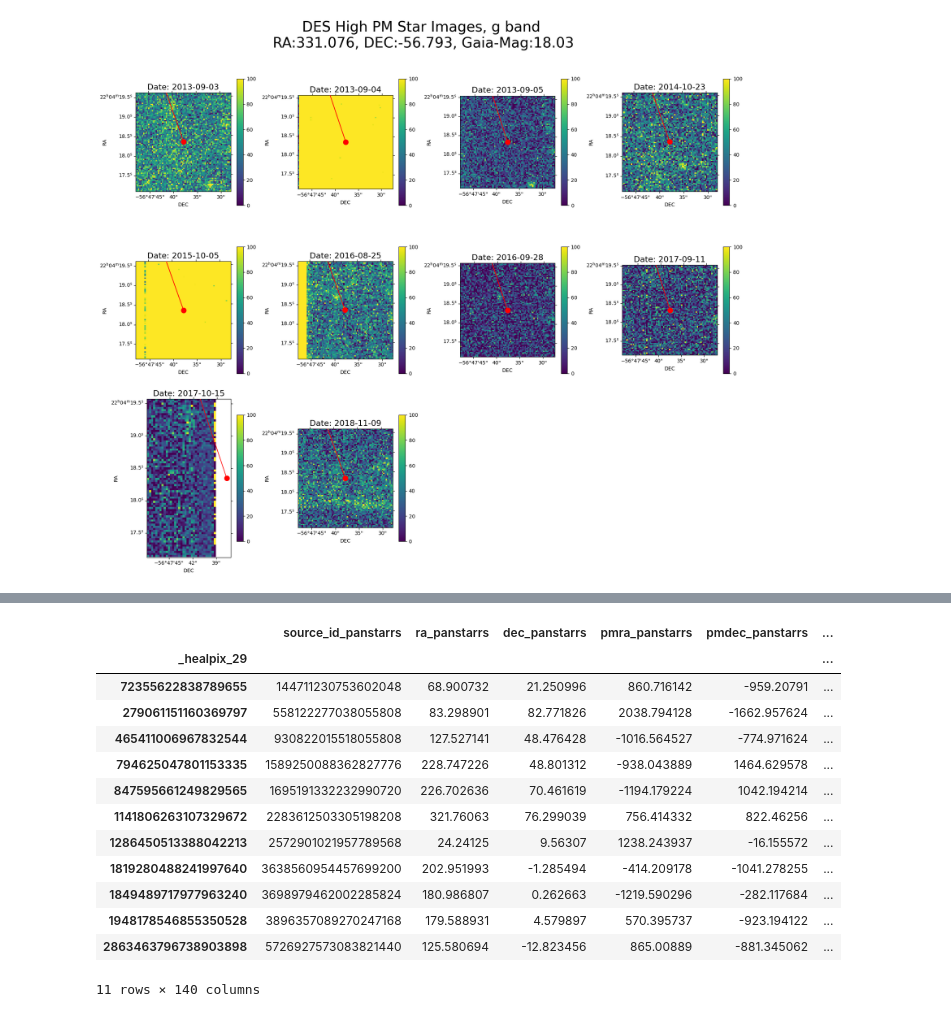
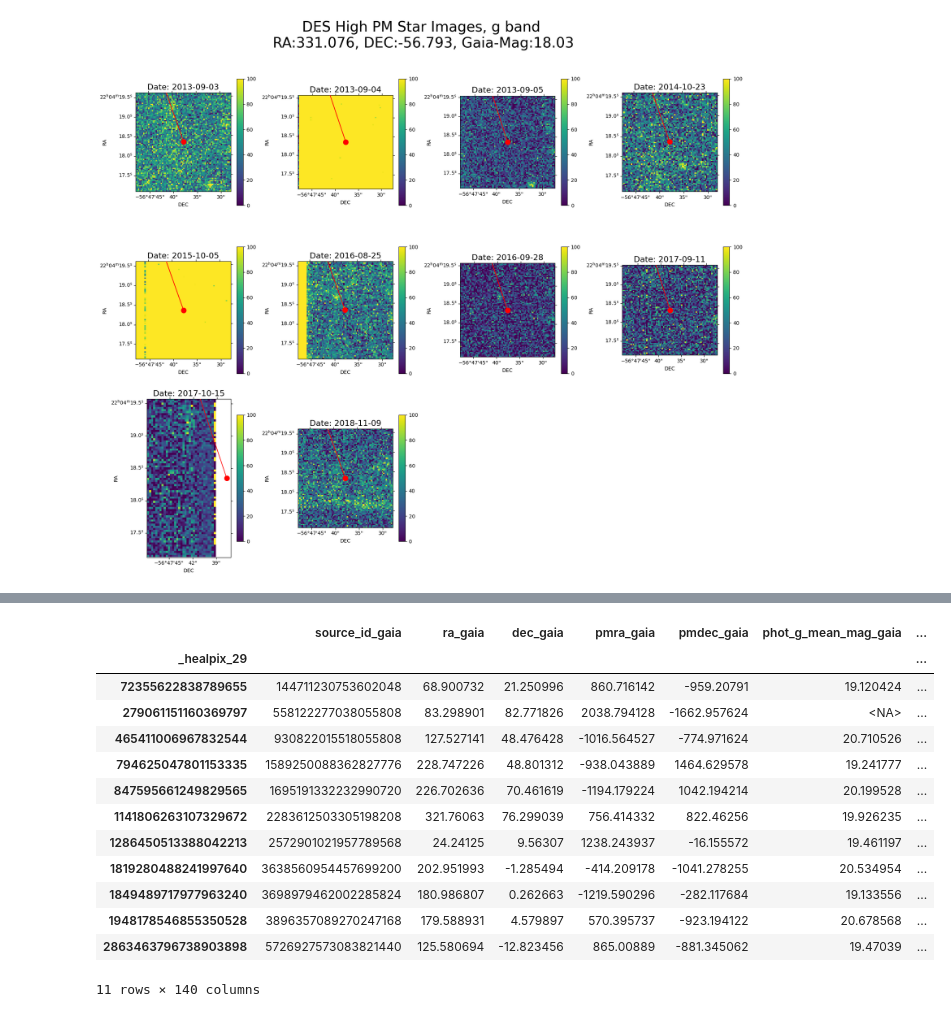
Before and after one commit to JoaoDPassos/brown-dwarf-search, a Jupyter notebook: Jupyter Notebooks/hpms_search/obtain_images.ipynb, the cells around one changed output, grey strips where cells are left out. Cells and saved outputs as stored; diff of their text form; code cells hidden in the pictures.

```diff
--- a/Jupyter Notebooks/hpms_search/obtain_images.ipynb
+++ b/Jupyter Notebooks/hpms_search/obtain_images.ipynb
@@ -442,10 +442,10 @@ gaia_pm_greater_1000 = lsdb.read_hats(GAIA_1000_DIR).query('phot_g_mean_mag > 19
 panstarrs_1_obj = lsdb.read_hats('s3://stpubdata/panstarrs/ps1/public/hats/otmo', margin_cache='s3://stpubdata/panstarrs/ps1/public/hats/otmo_10arcs')
 
 with Client():
-    pan_x_gaia = gaia_pm_greater_1000.crossmatch(panstarrs_1_obj,
+    gaia_x_pan = gaia_pm_greater_1000.crossmatch(panstarrs_1_obj,
                                                  n_neighbors=100,
-                                                 suffixes=['_panstarrs', '_gaia'],
+                                                 suffixes=['_gaia', '_panstarrs'],
                                                  radius_arcsec=10).compute()
-print(len(pan_x_gaia))
-pan_x_gaia
+print(len(gaia_x_pan))
+gaia_x_pan
 # %% [output]
@@ -464,18 +461,18 @@ Wall time: 3min 43s
 # %%
-no_dupes = pan_x_gaia[~pan_x_gaia['source_id_panstarrs'].duplicated(keep='first')]
+no_dupes = gaia_x_pan[~gaia_x_pan['source_id_gaia'].duplicated(keep='first')]
 no_dupes
 # %% [output]
-|  | source_id_panstarrs | ra_panstarrs | dec_panstarrs | pmra_panstarrs | pmdec_panstarrs | ... |
-| _healpix_29 |  |  |  |  |  | ... |
-| 72355622838789655 | 144711230753602048 | 68.900732 | 21.250996 | 860.716142 | -959.20791 | ... |
-| 279061151160369797 | 558122277038055808 | 83.298901 | 82.771826 | 2038.794128 | -1662.957624 | ... |
-| 465411006967832544 | 930822015518055808 | 127.527141 | 48.476428 | -1016.564527 | -774.971624 | ... |
-| 794625047801153335 | 1589250088362827776 | 228.747226 | 48.801312 | -938.043889 | 1464.629578 | ... |
-| 847595661249829565 | 1695191332232990720 | 226.702636 | 70.461619 | -1194.179224 | 1042.194214 | ... |
-| 1141806263107329672 | 2283612503305198208 | 321.76063 | 76.299039 | 756.414332 | 822.46256 | ... |
-| 1286450513388042213 | 2572901021957789568 | 24.24125 | 9.56307 | 1238.243937 | -16.155572 | ... |
-| 1819280488241997640 | 3638560954457699200 | 202.951993 | -1.285494 | -414.209178 | -1041.278255 | ... |
-| 1849489717977963240 | 3698979462002285824 | 180.986807 | 0.262663 | -1219.590296 | -282.117684 | ... |
-| 1948178546855350528 | 3896357089270247168 | 179.588931 | 4.579897 | 570.395737 | -923.194122 | ... |
-| 2863463796738903898 | 5726927573083821440 | 125.580694 | -12.823456 | 865.00889 | -881.345062 | ... |
+|  | source_id_gaia | ra_gaia | dec_gaia | pmra_gaia | pmdec_gaia | phot_g_mean_mag_gaia | ... |
+| _healpix_29 |  |  |  |  |  |  | ... |
+| 72355622838789655 | 144711230753602048 | 68.900732 | 21.250996 | 860.716142 | -959.20791 | 19.120424 | ... |
+| 279061151160369797 | 558122277038055808 | 83.298901 | 82.771826 | 2038.794128 | -1662.957624 | <NA> | ... |
+| 465411006967832544 | 930822015518055808 | 127.527141 | 48.476428 | -1016.564527 | -774.971624 | 20.710526 | ... |
+| 794625047801153335 | 1589250088362827776 | 228.747226 | 48.801312 | -938.043889 | 1464.629578 | 19.241777 | ... |
+| 847595661249829565 | 1695191332232990720 | 226.702636 | 70.461619 | -1194.179224 | 1042.194214 | 20.199528 | ... |
+| 1141806263107329672 | 2283612503305198208 | 321.76063 | 76.299039 | 756.414332 | 822.46256 | 19.926235 | ... |
+| 1286450513388042213 | 2572901021957789568 | 24.24125 | 9.56307 | 1238.243937 | -16.155572 | 19.461197 | ... |
+| 1819280488241997640 | 3638560954457699200 | 202.951993 | -1.285494 | -414.209178 | -1041.278255 | 20.534954 | ... |
+| 1849489717977963240 | 3698979462002285824 | 180.986807 | 0.262663 | -1219.590296 | -282.117684 | 19.133556 | ... |
+| 1948178546855350528 | 3896357089270247168 | 179.588931 | 4.579897 | 570.395737 | -923.194122 | 20.678568 | ... |
+| 2863463796738903898 | 5726927573083821440 | 125.580694 | -12.823456 | 865.00889 | -881.345062 | 19.47039 | ... |
 11 rows × 140 columns
```
Also changed, not shown: parts of 2 cells of this notebook, 1 other file.
